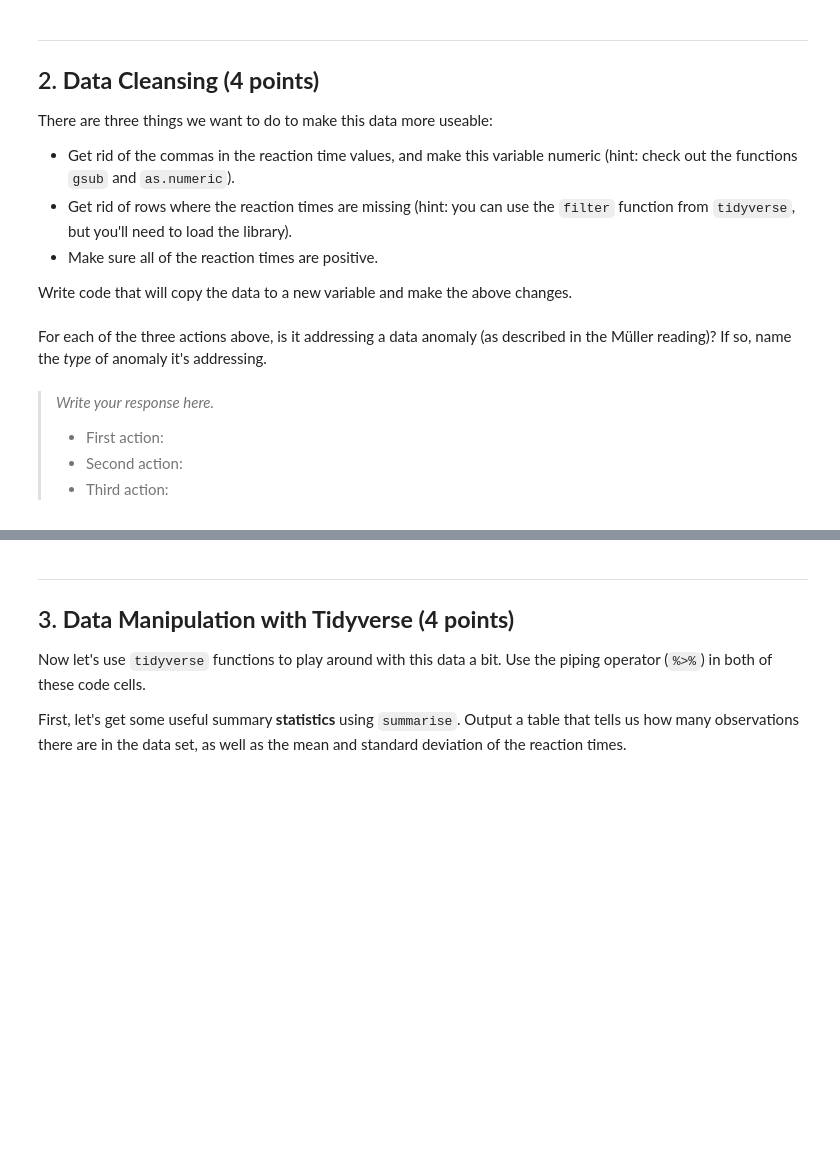
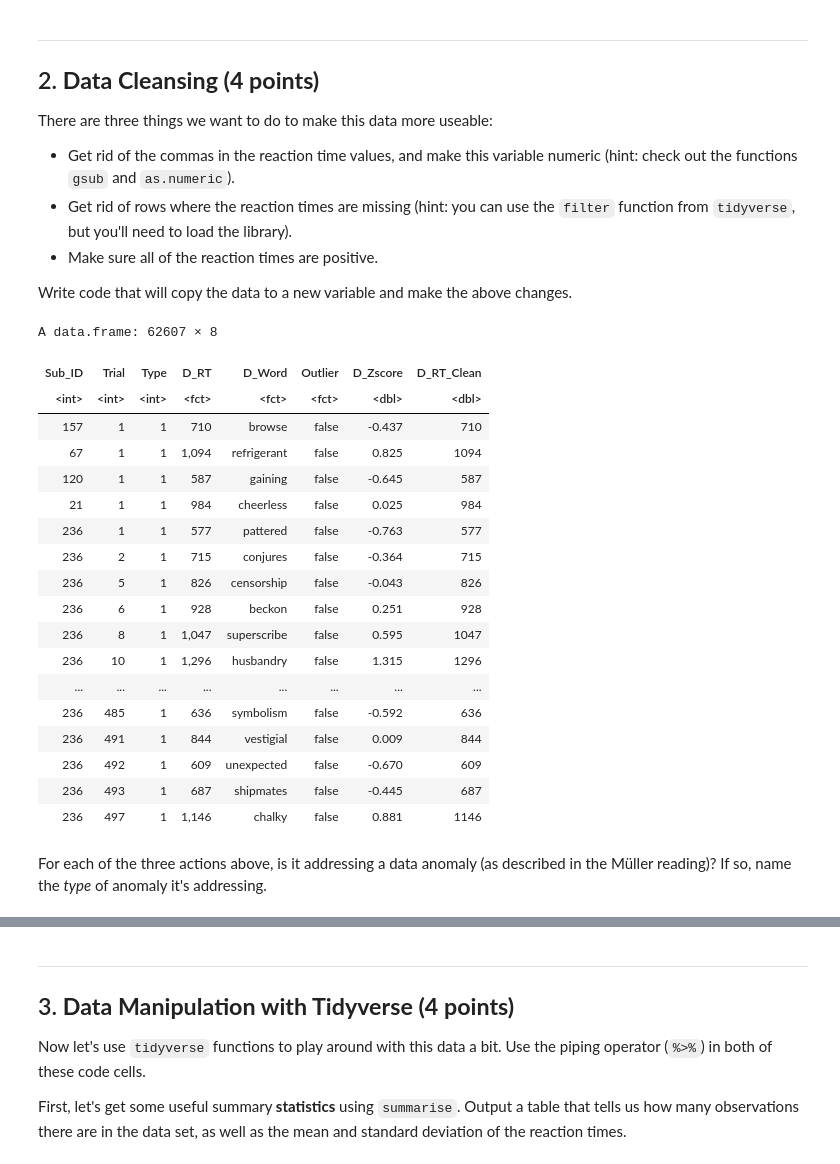
Before and after one commit to jluetkeh/Luetkehans_DSPN_S22, a Jupyter notebook: JosephLuetkehansHW2.ipynb, the cells around one changed output, grey strips where cells are left out. Drawn from its saved outputs; the diff is of its cells as text; code cells hidden in the pictures; blank space fills up the shorter version.

```diff
--- a/JosephLuetkehansHW2.ipynb
+++ b/JosephLuetkehansHW2.ipynb
@@ -39,7 +58,29 @@ Write code that will copy the data to a new variable and make the above changes.
+# %%
+lexDataClean <- lexDataToClean %>%
+mutate(D_RT_Clean = as.numeric(gsub(",", "", as.character(D_RT)))) %>%
+na.omit() %>%
+filter(D_RT_Clean > 0)
+
+lexDataClean
+# %% [output]
+A data.frame: 62607 × 8
+| Sub_ID | Trial | Type | D_RT | D_Word | Outlier | D_Zscore | D_RT_Clean |
+| <int> | <int> | <int> | <fct> | <fct> | <fct> | <dbl> | <dbl> |
+| 157 | 1 | 1 | 710 | browse | false | -0.437 | 710 |
+| 67 | 1 | 1 | 1,094 | refrigerant | false | 0.825 | 1094 |
+| 120 | 1 | 1 | 587 | gaining | false | -0.645 | 587 |
+| 21 | 1 | 1 | 984 | cheerless | false | 0.025 | 984 |
+| 236 | 1 | 1 | 577 | pattered | false | -0.763 | 577 |
+| 236 | 2 | 1 | 715 | conjures | false | -0.364 | 715 |
+| 236 | 5 | 1 | 826 | censorship | false | -0.043 | 826 |
+| 236 | 6 | 1 | 928 | beckon | false | 0.251 | 928 |
+| 236 | 8 | 1 | 1,047 | superscribe | false | 0.595 | 1047 |
+| 236 | 10 | 1 | 1,296 | husbandry | false | 1.315 | 1296 |
+| ... | ... | ... | ... | ... | ... | ... | ... |
+| 236 | 485 | 1 | 636 | symbolism | false | -0.592 | 636 |
+| 236 | 491 | 1 | 844 | vestigial | false | 0.009 | 844 |
+| 236 | 492 | 1 | 609 | unexpected | false | -0.670 | 609 |
+| 236 | 493 | 1 | 687 | shipmates | false | -0.445 | 687 |
+| 236 | 497 | 1 | 1,146 | chalky | false | 0.881 | 1146 |
 # %% [markdown]
 For each of the three actions above, is it addressing a data anomaly (as described in the Müller reading)? If so, name the *type* of anomaly it's addressing.
-# %% [markdown]
-> *Write your response here.*
-> * First action:
-> * Second action:
-> * Third action:
```
Also changed, not shown: parts of 11 cells of this notebook.
